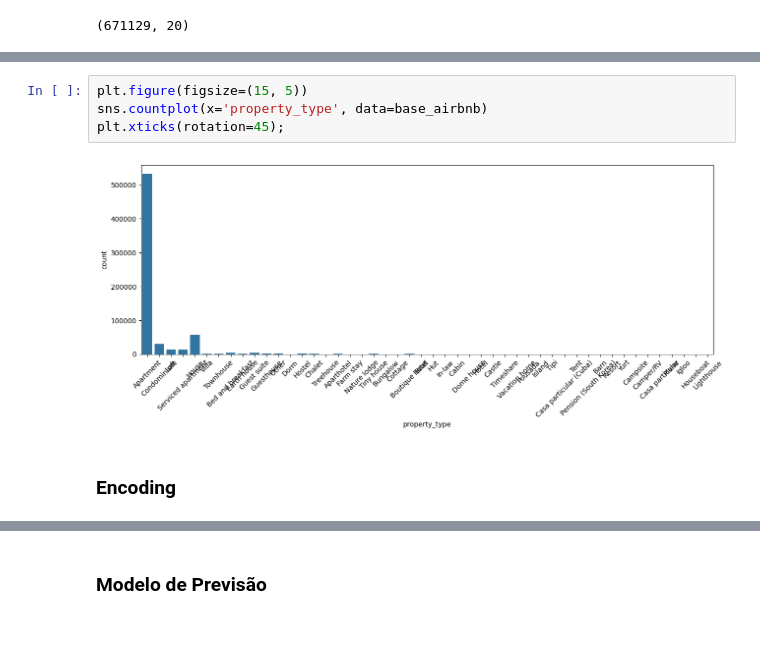
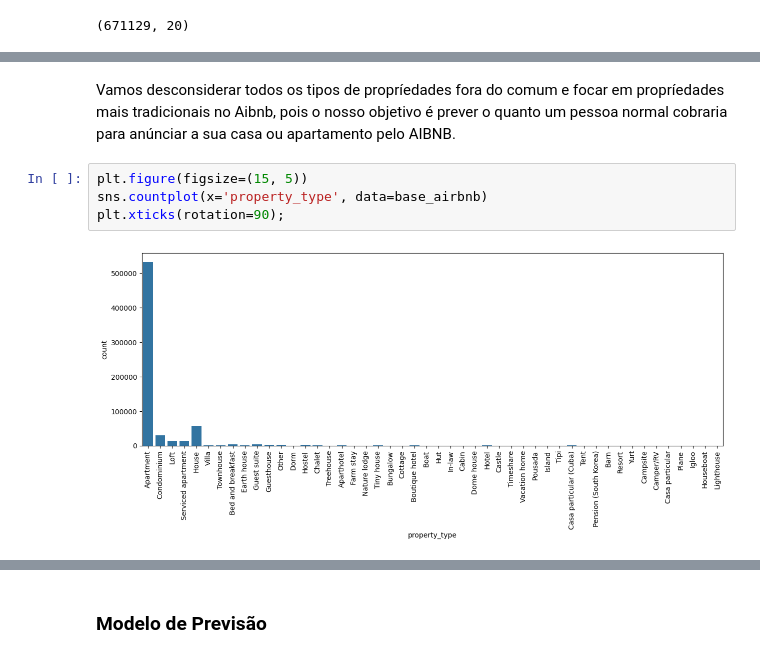
Before and after one commit to Gabrielxdev/Ci-ncia-dados-Airbnb, a Jupyter notebook: análise.ipynb, the cells around one changed output, grey strips where cells are left out. Saved outputs shown, nothing was run; the diff lists cells and outputs as text; blank space fills up the shorter version.

```diff
--- a/análise.ipynb
+++ b/análise.ipynb
@@ -461,8 +481,8 @@ base_airbnb.shape
+# %% [markdown]
+Vamos desconsiderar todos os tipos de propríedades fora do comum e focar em propríedades mais tradicionais no Aibnb, pois o nosso objetivo é prever o quanto um pessoa normal cobraria para anúnciar a sua casa ou apartamento pelo AIBNB.
 # %%
 plt.figure(figsize=(15, 5))
 sns.countplot(x='property_type', data=base_airbnb)
-plt.xticks(rotation=45);
+plt.xticks(rotation=90);
 # %% [output]
-[figure, old version]
+[figure, new version]
-# %% [markdown]
-### Encoding
```
Also changed, not shown: parts of 12 cells of this notebook.
